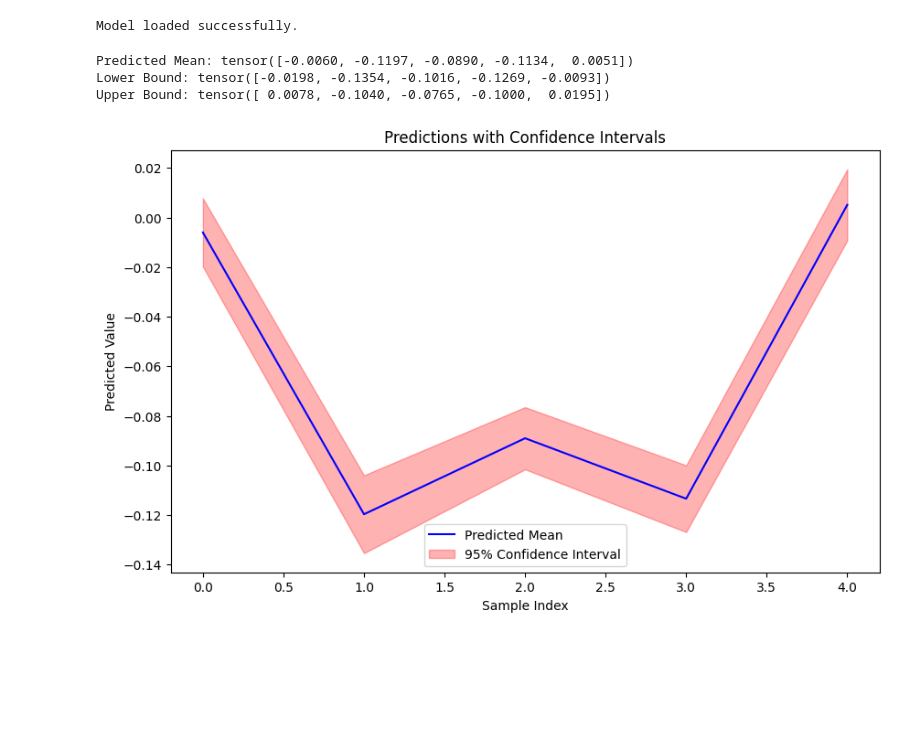
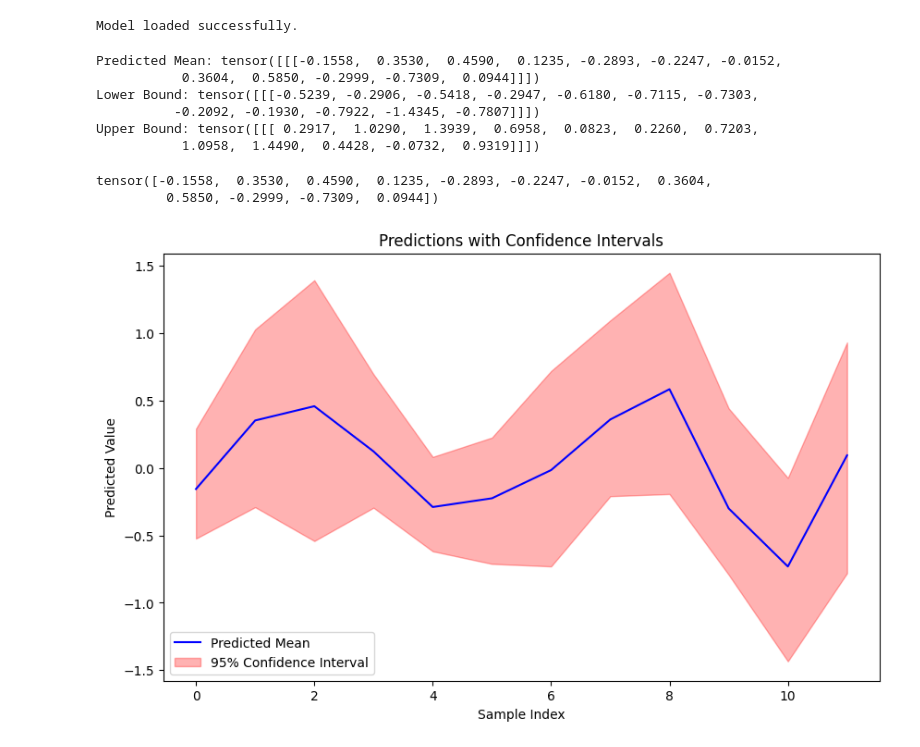
Before and after one commit to EmilioPiotto/times_fw, a Jupyter notebook: models_template.ipynb, the cells around one changed output. Drawn from its saved outputs; the diff is of its cells as text; code cells hidden in the pictures; blank space fills up the shorter version.

Commit message:
Intervals + pred_windw + viz

```diff
--- a/models_template.ipynb
+++ b/models_template.ipynb
@@ -6,8 +6,11 @@ import numpy as np
 from backend.data_processing_service import DataProcessingService
 from backend.model_service import ModelService, LinRegNN
 
+#CONFIG
+log_wandb = False
+
 # Initialize DataProcessingService
-data_processor = DataProcessingService(seq_length=10, pred_window=1, batch_size=10)
+data_processor = DataProcessingService(seq_length=36, pred_window=12, batch_size=6)
 data = np.loadtxt('data/normalized_apple_prices.csv')
 # data = data_processor.get_sample_data(length=50)
 
@@ -127,27 +120,41 @@ model = model_service.load_registered_model("backend/models/template_test")
 # %% [output]
 Model loaded successfully.
 # %%
-x_new = torch.tensor(x_test[:5], dtype=torch.float32)  # Example of new input data
-predicted_mean, lower_bound, upper_bound = model.predict_with_confidence_intervals(model, x_new, num_samples=100, alpha=0.05)
+i = 1
+x_new = torch.tensor(x_test[i:i+1], dtype=torch.float32)  # Example of new input data
+y_new = torch.tensor(y_test[i:i+1], dtype=torch.float32)
+predicted_mean, lower_bound, upper_bound = model.predict_with_confidence_interval(model, x_new, n_samples=100, alpha=0.05)
 
 # Print results
 print("Predicted Mean:", predicted_mean)
 print("Lower Bound:", lower_bound)
 print("Upper Bound:", upper_bound)
 # %% [output]
-Predicted Mean: tensor([-0.0060, -0.1197, -0.0890, -0.1134,  0.0051])
-Lower Bound: tensor([-0.0198, -0.1354, -0.1016, -0.1269, -0.0093])
-Upper Bound: tensor([ 0.0078, -0.1040, -0.0765, -0.1000,  0.0195])
+Predicted Mean: tensor([[[-0.1558,  0.3530,  0.4590,  0.1235, -0.2893, -0.2247, -0.0152,
+           0.3604,  0.5850, -0.2999, -0.7309,  0.0944]]])
+Lower Bound: tensor([[[-0.5239, -0.2906, -0.5418, -0.2947, -0.6180, -0.7115, -0.7303,
+          -0.2092, -0.1930, -0.7922, -1.4345, -0.7807]]])
+Upper Bound: tensor([[[ 0.2917,  1.0290,  1.3939,  0.6958,  0.0823,  0.2260,  0.7203,
+           1.0958,  1.4490,  0.4428, -0.0732,  0.9319]]])
+# %%
+predicted_mean = predicted_mean.squeeze()
+lower_bound = lower_bound.squeeze()
+upper_bound = upper_bound.squeeze()
+# %%
+predicted_mean
+# %% [output]
+tensor([-0.1558,  0.3530,  0.4590,  0.1235, -0.2893, -0.2247, -0.0152,  0.3604,
+         0.5850, -0.2999, -0.7309,  0.0944])
 # %%
 import matplotlib.pyplot as plt
-x_indices = np.arange(len(x_new))
+x_indices = np.arange(len(predicted_mean))
 plt.figure(figsize=(10, 6))
 plt.plot(x_indices, predicted_mean.numpy(), label='Predicted Mean', color='b')
 plt.fill_between(x_indices, lower_bound.numpy(), upper_bound.numpy(), color='r', alpha=0.3, label='95% Confidence Interval')
 plt.title('Predictions with Confidence Intervals')
 plt.xlabel('Sample Index')
 plt.ylabel('Predicted Value')
 plt.legend()
 plt.show()
 # %% [output]
-[figure, old version]
+[figure, new version]
```
Also changed, not shown: parts of 5 cells of this notebook, 3 other files.
